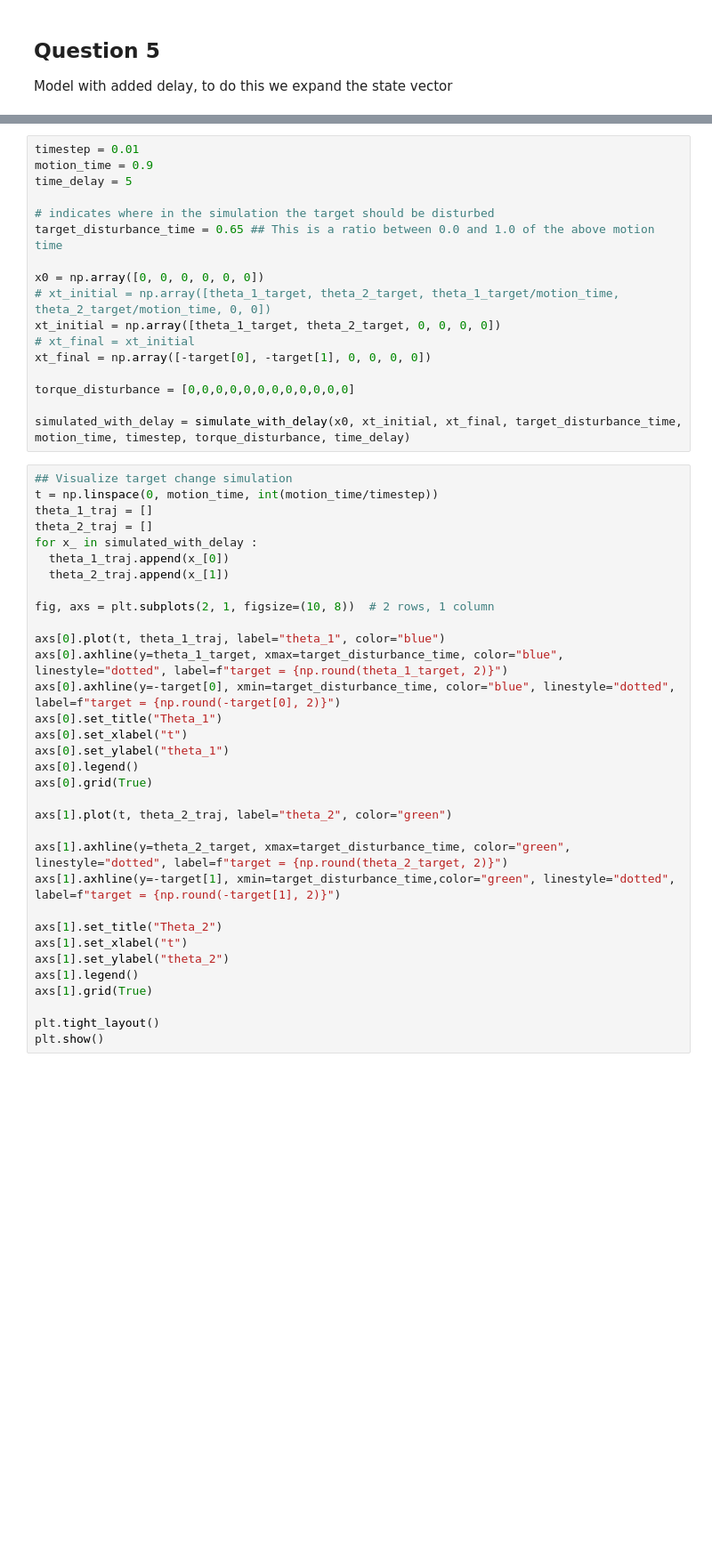
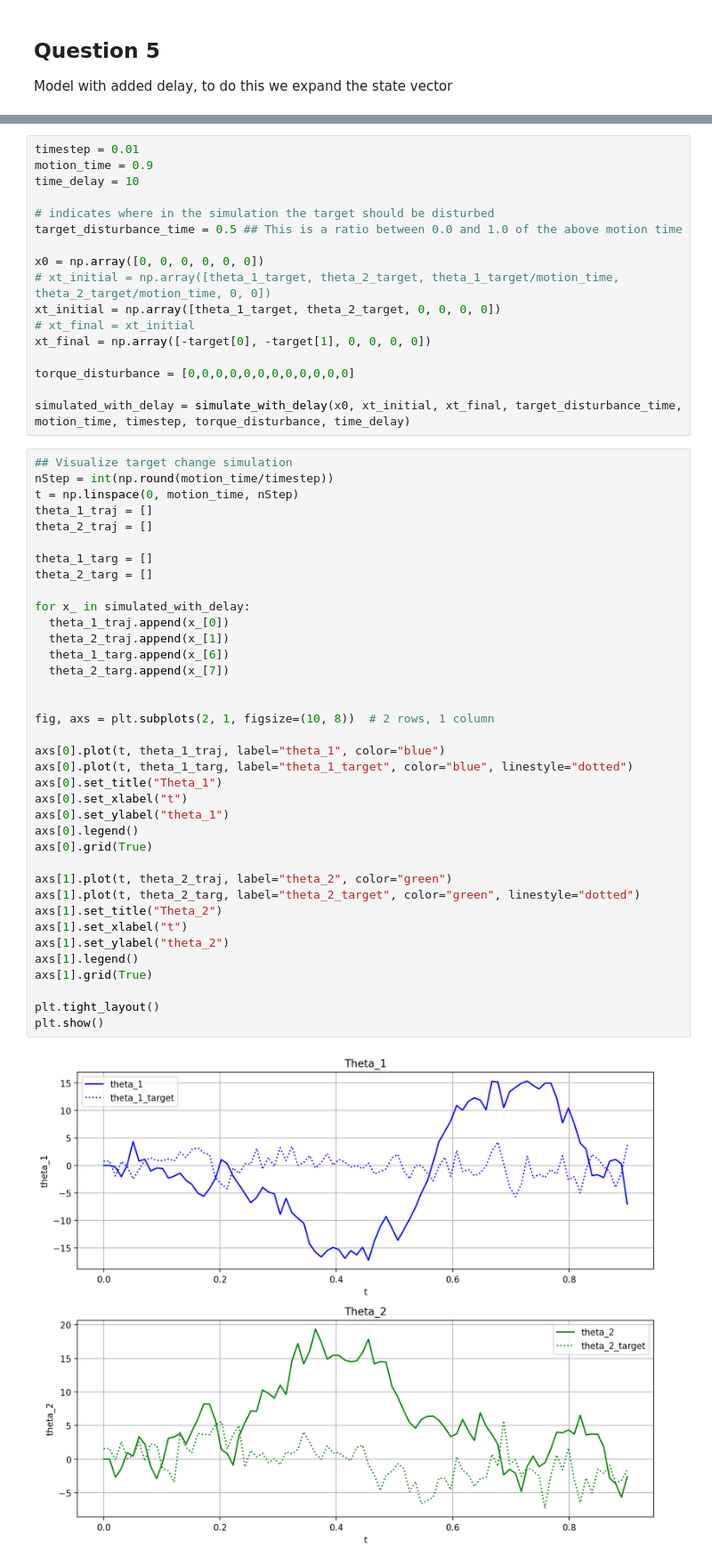
Before and after one commit to Nachtraven/LGBIO2072_Stochastic-Optimal-Control, a Jupyter notebook: LGBIO2072_Project_I.ipynb, the cells around one changed output, grey strips where cells are left out. Shown at 89% size. Saved outputs shown, nothing was run; the diff lists cells and outputs as text; blank space fills up the shorter version.

```diff
--- a/LGBIO2072_Project_I.ipynb
+++ b/LGBIO2072_Project_I.ipynb
@@ -1149,10 +967,10 @@ def simulate_with_delay(move_from, move_to_initial, move_to_final, target_distur
 # %%
 timestep = 0.01
 motion_time = 0.9
-time_delay = 5
+time_delay = 10
 
 # indicates where in the simulation the target should be disturbed
-target_disturbance_time = 0.65 ## This is a ratio between 0.0 and 1.0 of the above motion time
+target_disturbance_time = 0.5 ## This is a ratio between 0.0 and 1.0 of the above motion time
 
 x0 = np.array([0, 0, 0, 0, 0, 0])
 # xt_initial = np.array([theta_1_target, theta_2_target, theta_1_target/motion_time, theta_2_target/motion_time, 0, 0])
@@ -1165,37 +983,43 @@ torque_disturbance = [0,0,0,0,0,0,0,0,0,0,0,0]
 simulated_with_delay = simulate_with_delay(x0, xt_initial, xt_final, target_disturbance_time, motion_time, timestep, torque_disturbance, time_delay)
 # %%
 ## Visualize target change simulation
-t = np.linspace(0, motion_time, int(motion_time/timestep))
+nStep = int(np.round(motion_time/timestep))
+t = np.linspace(0, motion_time, nStep)
 theta_1_traj = []
 theta_2_traj = []
-for x_ in simulated_with_delay :
+
+theta_1_targ = []
+theta_2_targ = []
+
+for x_ in simulated_with_delay:
   theta_1_traj.append(x_[0])
   theta_2_traj.append(x_[1])
+  theta_1_targ.append(x_[6])
+  theta_2_targ.append(x_[7])
+
 
 fig, axs = plt.subplots(2, 1, figsize=(10, 8))  # 2 rows, 1 column
 
 axs[0].plot(t, theta_1_traj, label="theta_1", color="blue")
-axs[0].axhline(y=theta_1_target, xmax=target_disturbance_time, color="blue", linestyle="dotted", label=f"target = {np.round(theta_1_target, 2)}")
-axs[0].axhline(y=-target[0], xmin=target_disturbance_time, color="blue", linestyle="dotted", label=f"target = {np.round(-target[0], 2)}")
+axs[0].plot(t, theta_1_targ, label="theta_1_target", color="blue", linestyle="dotted")
 axs[0].set_title("Theta_1")
 axs[0].set_xlabel("t")
 axs[0].set_ylabel("theta_1")
 axs[0].legend()
 axs[0].grid(True)
 
 axs[1].plot(t, theta_2_traj, label="theta_2", color="green")
-
-axs[1].axhline(y=theta_2_target, xmax=target_disturbance_time, color="green", linestyle="dotted", label=f"target = {np.round(theta_2_target, 2)}")
-axs[1].axhline(y=-target[1], xmin=target_disturbance_time,color="green", linestyle="dotted", label=f"target = {np.round(-target[1], 2)}")
-
+axs[1].plot(t, theta_2_targ, label="theta_2_target", color="green", linestyle="dotted")
 axs[1].set_title("Theta_2")
 axs[1].set_xlabel("t")
 axs[1].set_ylabel("theta_2")
 axs[1].legend()
 axs[1].grid(True)
 
 plt.tight_layout()
 plt.show()
+# %% [output]
+[figure, added]
 # %%
 ### Visualize arm from above, inspired by TP2
 import ipywidgets as widgets  # interactive display
```
Also changed, not shown: parts of 8 cells of this notebook.
